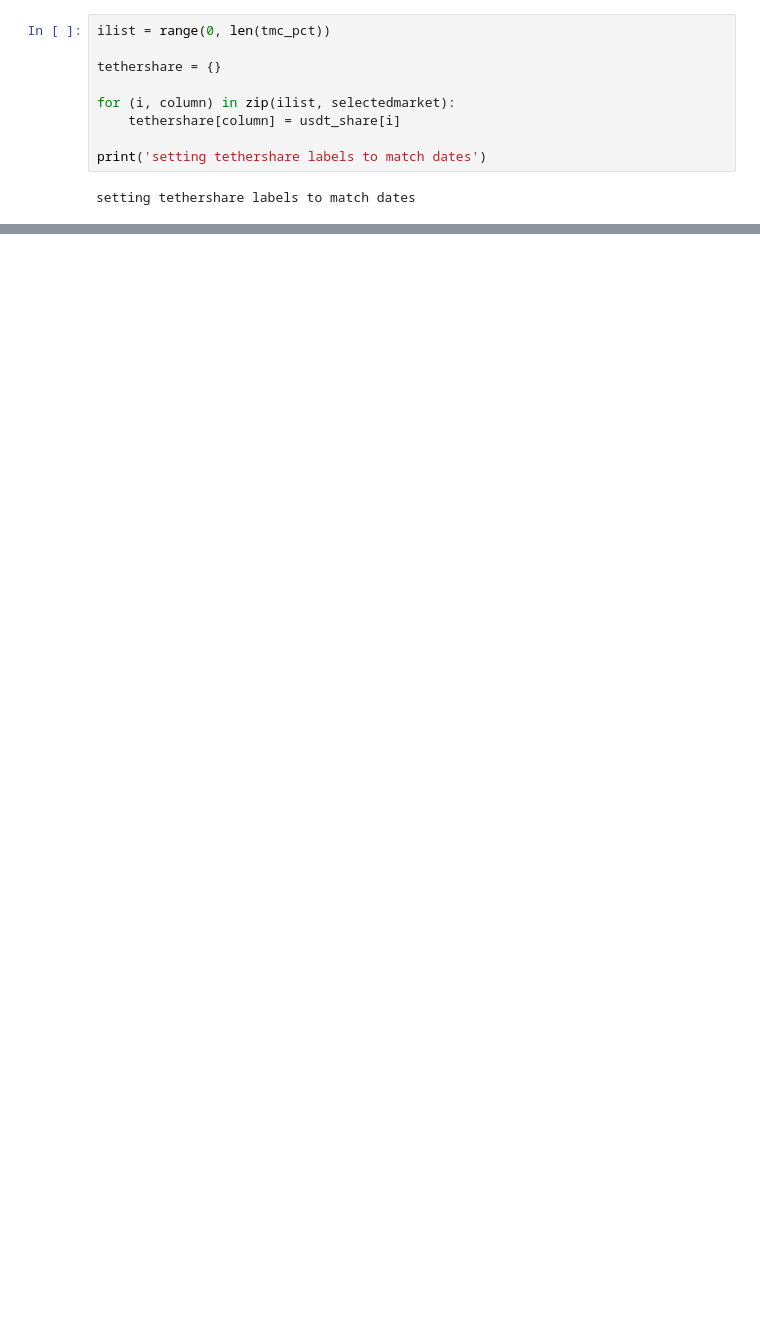
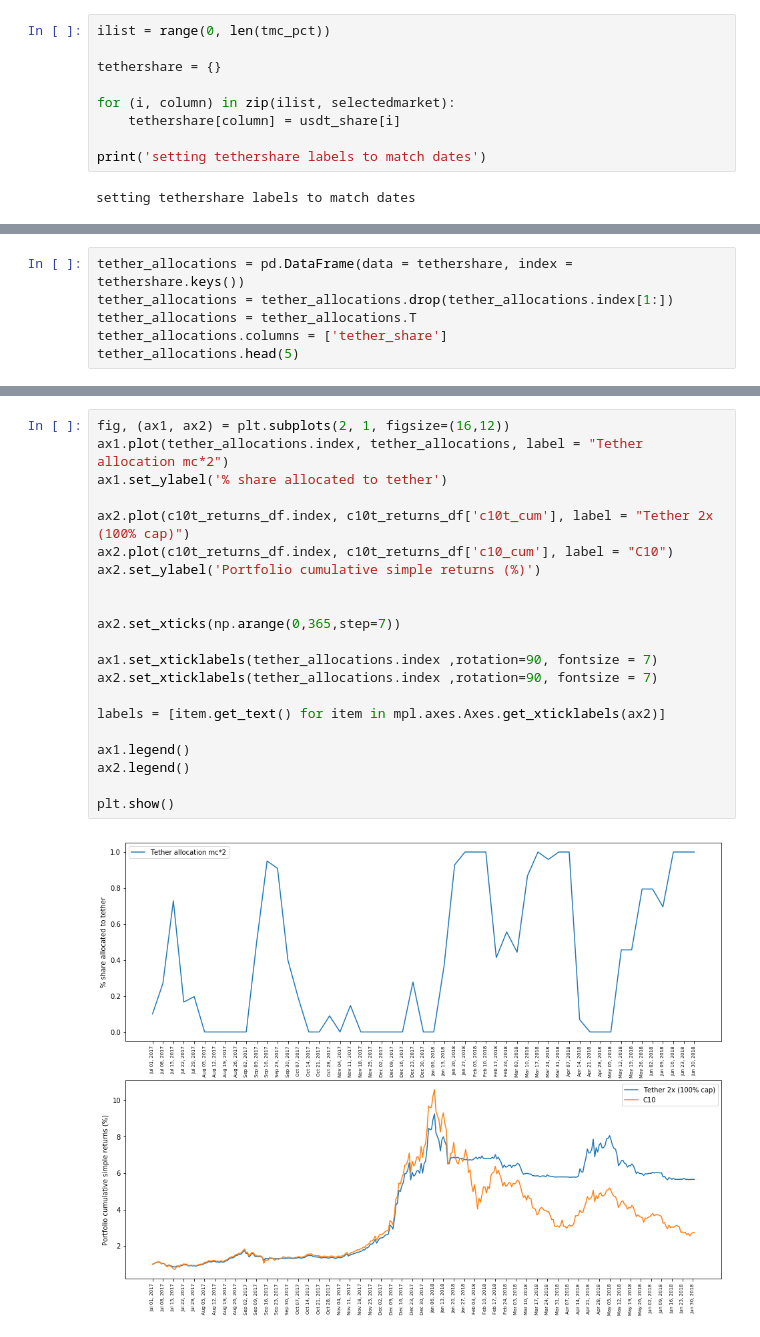
Before and after one commit to crypto20-dev/Invictus, a Jupyter notebook: C10 vs tether/final_tether_C10.ipynb, the cells around one changed output, grey strips where cells are left out. Drawn from its saved outputs; the diff is of its cells as text; blank space fills up the shorter version.

```diff
--- a/C10 vs tether/final_tether_C10.ipynb
+++ b/C10 vs tether/final_tether_C10.ipynb
@@ -394,0 +452,6 @@ C10t_daily_returns
+# %%
+tether_allocations = pd.DataFrame(data = tethershare, index = tethershare.keys())
+tether_allocations = tether_allocations.drop(tether_allocations.index[1:])
+tether_allocations = tether_allocations.T
+tether_allocations.columns = ['tether_share']
+tether_allocations.head(5)
@@ -394,0 +476,23 @@ C10t_daily_returns
+# %%
+fig, (ax1, ax2) = plt.subplots(2, 1, figsize=(16,12))
+ax1.plot(tether_allocations.index, tether_allocations, label = "Tether allocation mc*2")
+ax1.set_ylabel('% share allocated to tether')
+
+ax2.plot(c10t_returns_df.index, c10t_returns_df['c10t_cum'], label = "Tether 2x (100% cap)")
+ax2.plot(c10t_returns_df.index, c10t_returns_df['c10_cum'], label = "C10")
+ax2.set_ylabel('Portfolio cumulative simple returns (%)')
+
+
+ax2.set_xticks(np.arange(0,365,step=7))
+
+ax1.set_xticklabels(tether_allocations.index ,rotation=90, fontsize = 7)
+ax2.set_xticklabels(tether_allocations.index ,rotation=90, fontsize = 7)
+
+labels = [item.get_text() for item in mpl.axes.Axes.get_xticklabels(ax2)]
+
+ax1.legend()
+ax2.legend()
+
+plt.show()
+# %% [output]
+[figure, added]
```
Also changed, not shown: parts of 18 cells of this notebook.
